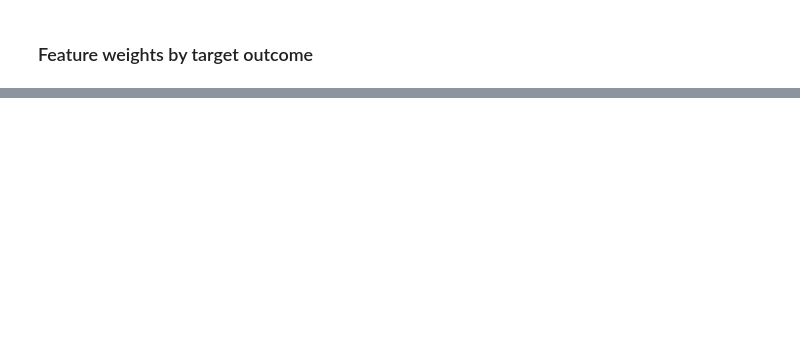
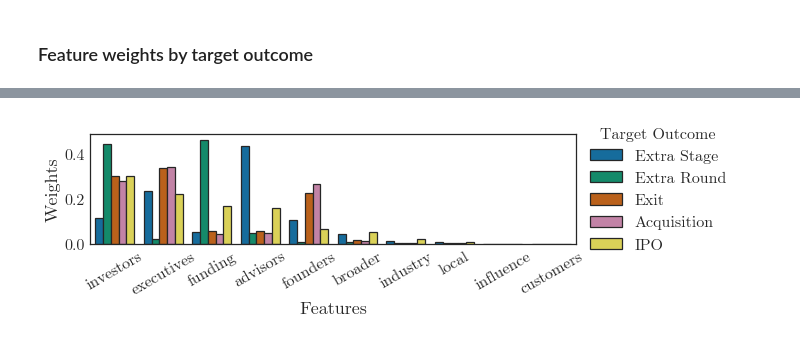
Before and after one commit to markshelton/autovc, a Jupyter notebook: dev/package/analysis/notebooks/Feature Weights.ipynb, the cells around one changed output, grey strips where cells are left out. Drawn from its saved outputs; the diff is of its cells as text; code cells hidden in the pictures; blank space fills up the shorter version.

```diff
--- a/dev/package/analysis/notebooks/Feature Weights.ipynb
+++ b/dev/package/analysis/notebooks/Feature Weights.ipynb
@@ -139,0 +227,9 @@ f.savefig(output_path, bbox_inches="tight")
+# %%
+def get_data():
+    data = helper.get_results(24, "evaluate")
+    data["label_type"] = data["label_type"].apply(lambda x: x.replace("_"," "))
+    data = data[["feature_names", "Weights", "forecast_window_years","feature_date_str","label_type"]]
+    data = helper.get_feature_values(data, total="feature_names")
+    data["Weights"] = data["Weights"].astype(float)
+    data["feature_groups"] = data["feature_names"].apply(lambda x: x.split("_")[2])
+    return data
@@ -139,0 +250,25 @@ f.savefig(output_path, bbox_inches="tight")
+# %%
+yo = data.groupby(["label_type","feature_groups"]).agg({"Weights":sum})
+yoo = yo.groupby(level=0, group_keys=False)
+yooo = yoo.apply(lambda x: helper.divide_groups(x, yoo.sum()))
+yooo = yooo.groupby(level=0, group_keys=False)
+weights = yooo.apply(lambda x: x.sort_values(by="Weights",ascending=False))["Weights"]
+if type(weights) is pd.Series: weights = weights.to_frame()
+weights = weights.reset_index(drop=False)
+# %%
+x = "feature_groups"
+y = "Weights"
+hue = "label_type"
+order = weights.groupby(x)[y].mean().sort_values(ascending=False).index.tolist()
+hue_order = ["Extra Stage", "Extra Round", "Exit", "Acquisition", "IPO"]
+# %%
+f = plt.figure()
+ax = sns.barplot(data=weights, x=x,y=y,hue=hue, order=order,hue_order=hue_order, **outline_bars)
+ax.set_xlabel("Features")
+ax.set_ylabel("Weights")
+ax.ticklabel_format(style="sci",scilimits=(-2,5),axis='y')
+plt.xticks(rotation=30)
+plt.legend(title="Target Outcome", bbox_to_anchor=(1,1.2))
+plt.tight_layout()
+# %% [output]
+[figure, added]
```
Also changed, not shown: parts of 33 cells of this notebook, 18 other files.
